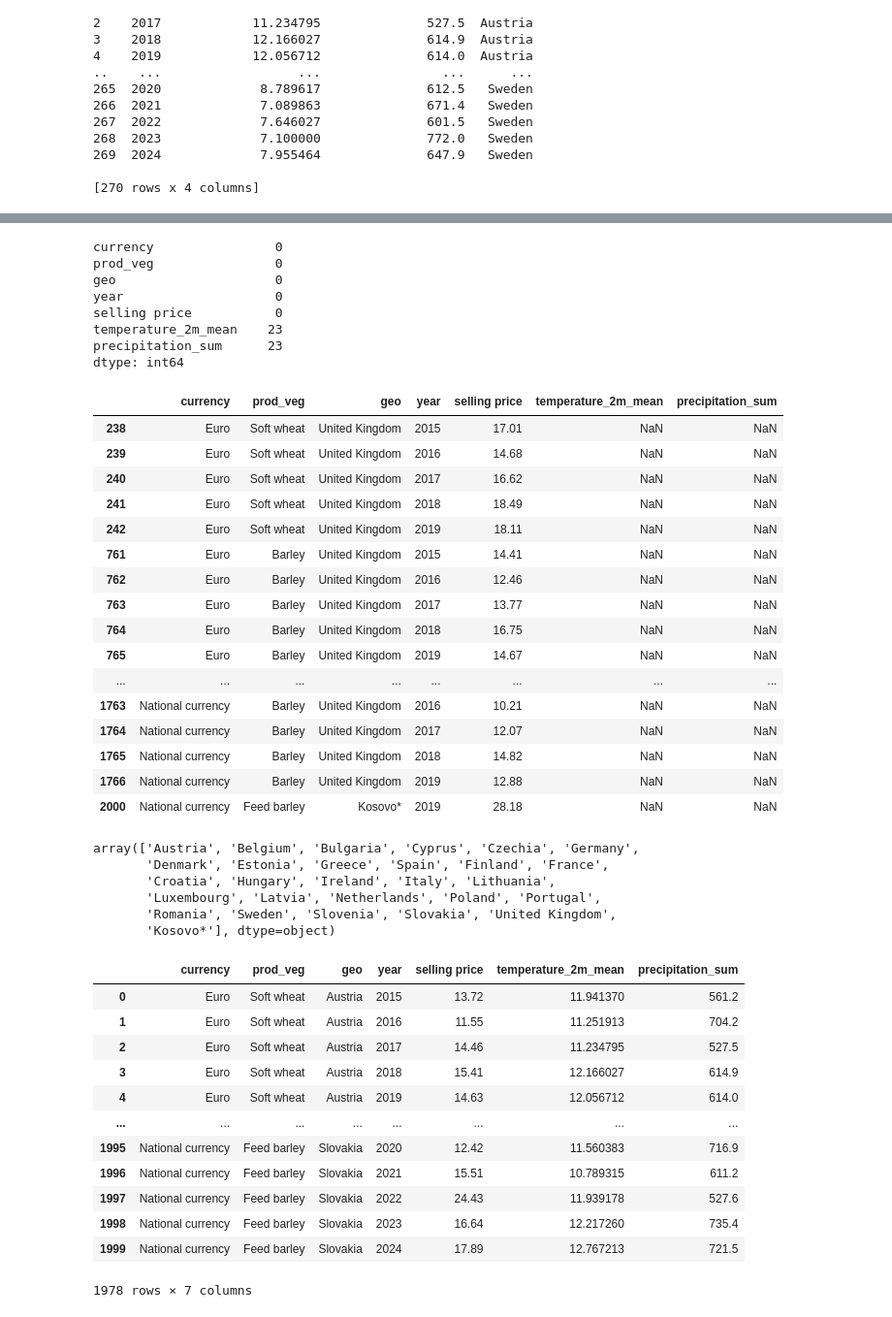
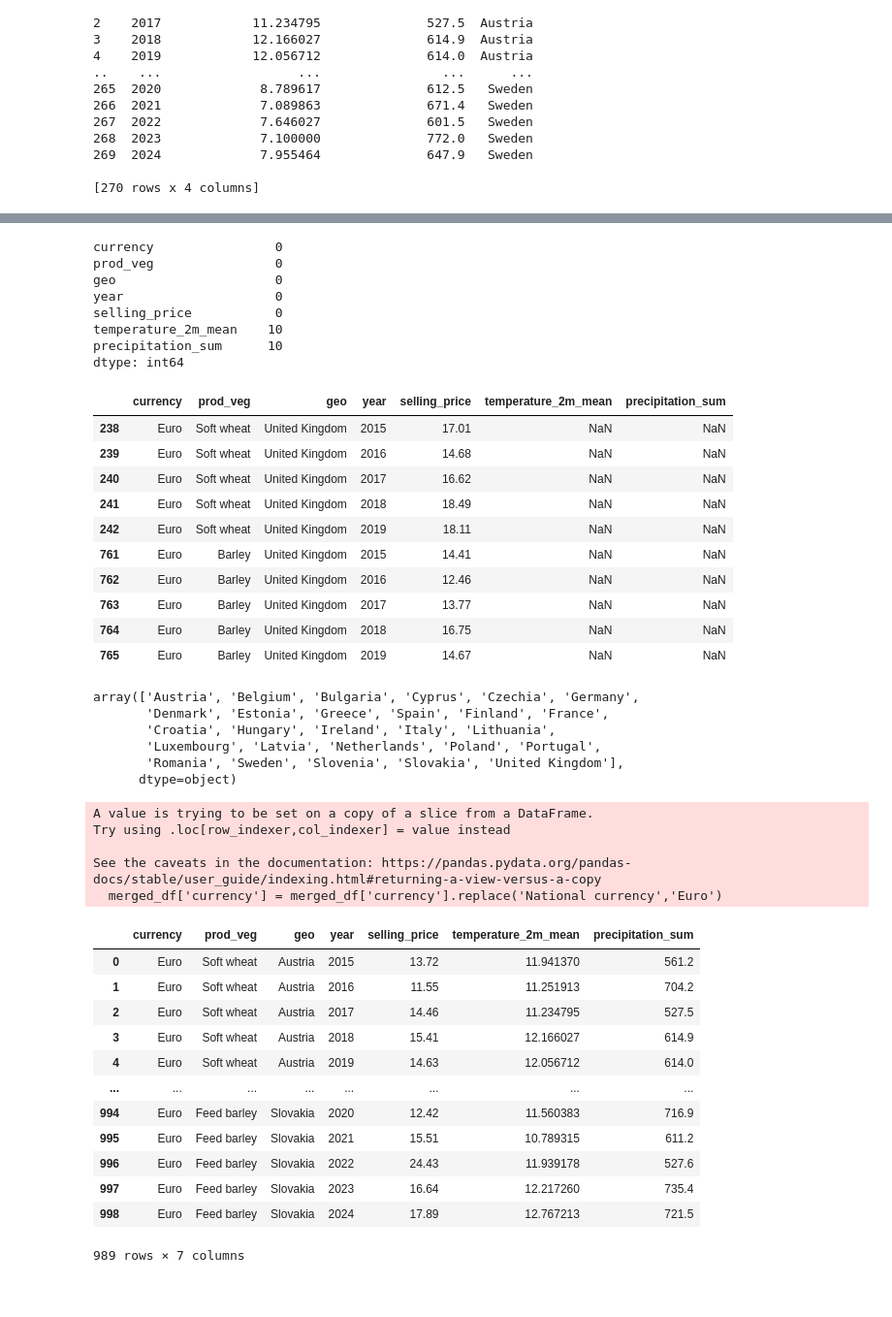
Before and after one commit to minjusun/AgricultureDataModeling, a Jupyter notebook: prices.ipynb, the cells around one changed output, grey strips where cells are left out. Shown at 97% size. Saved outputs shown, nothing was run; the diff lists cells and outputs as text; code cells hidden in the pictures.

Commit message:
made visualizations and deleted extra currency

```diff
--- a/prices.ipynb
+++ b/prices.ipynb
@@ -41,0 +57,3 @@ prices_df.head(20)
+# %%
+prices_df.drop(prices_df[prices_df['currency'] == 'National currency'].index, inplace=True)
+prices_df['currency'].unique()
@@ -257,7 +303,7 @@ print(weather_df)
 # %%
 prices_df["TIME_PERIOD"] = prices_df["TIME_PERIOD"].astype(int)
 prices_df = prices_df.rename(columns={"TIME_PERIOD": "year"})
-prices_df = prices_df.rename(columns={"OBS_VALUE": "selling price"})
+prices_df = prices_df.rename(columns={"OBS_VALUE": "selling_price"})
 # %%
 merged_df = prices_df.merge(
     weather_df,
@@ -317,14 +364,14 @@ currency                0
 prod_veg                0
 geo                     0
 year                    0
-selling price           0
-temperature_2m_mean    23
-precipitation_sum      23
+selling_price           0
+temperature_2m_mean    10
+precipitation_sum      10
 dtype: int64
 # %%
 merged_df[merged_df.isnull().any(axis=1)]
 # %% [output]
-|  | currency | prod_veg | geo | year | selling price | temperature_2m_mean | precipitation_sum |
+|  | currency | prod_veg | geo | year | selling_price | temperature_2m_mean | precipitation_sum |
 | 238 | Euro | Soft wheat | United Kingdom | 2015 | 17.01 | NaN | NaN |
 | 239 | Euro | Soft wheat | United Kingdom | 2016 | 14.68 | NaN | NaN |
 | 240 | Euro | Soft wheat | United Kingdom | 2017 | 16.62 | NaN | NaN |
@@ -335,12 +382,6 @@ merged_df[merged_df.isnull().any(axis=1)]
 | 763 | Euro | Barley | United Kingdom | 2017 | 13.77 | NaN | NaN |
 | 764 | Euro | Barley | United Kingdom | 2018 | 16.75 | NaN | NaN |
 | 765 | Euro | Barley | United Kingdom | 2019 | 14.67 | NaN | NaN |
-| ... | ... | ... | ... | ... | ... | ... | ... |
-| 1763 | National currency | Barley | United Kingdom | 2016 | 10.21 | NaN | NaN |
-| 1764 | National currency | Barley | United Kingdom | 2017 | 12.07 | NaN | NaN |
-| 1765 | National currency | Barley | United Kingdom | 2018 | 14.82 | NaN | NaN |
-| 1766 | National currency | Barley | United Kingdom | 2019 | 12.88 | NaN | NaN |
-| 2000 | National currency | Feed barley | Kosovo* | 2019 | 28.18 | NaN | NaN |
 # %%
 merged_df["geo"].unique()
 # %% [output]
@@ -348,25 +389,31 @@ array(['Austria', 'Belgium', 'Bulgaria', 'Cyprus', 'Czechia', 'Germany',
        'Denmark', 'Estonia', 'Greece', 'Spain', 'Finland', 'France',
        'Croatia', 'Hungary', 'Ireland', 'Italy', 'Lithuania',
        'Luxembourg', 'Latvia', 'Netherlands', 'Poland', 'Portugal',
-       'Romania', 'Sweden', 'Slovenia', 'Slovakia', 'United Kingdom',
-       'Kosovo*'], dtype=object)
+       'Romania', 'Sweden', 'Slovenia', 'Slovakia', 'United Kingdom'],
+      dtype=object)
 # %%
 merged_df = merged_df[~merged_df["geo"].isin(["United Kingdom", "Kosovo*"])]
+merged_df['currency'] = merged_df['currency'].replace('National currency','Euro')
 merged_df
 # %% [output]
+A value is trying to be set on a copy of a slice from a DataFrame.
+Try using .loc[row_indexer,col_indexer] = value instead
+
+See the caveats in the documentation: https://pandas.pydata.org/pandas-docs/stable/user_guide/indexing.html#returning-a-view-versus-a-copy
+  merged_df['currency'] = merged_df['currency'].replace('National currency','Euro')
-|  | currency | prod_veg | geo | year | selling price | temperature_2m_mean | precipitation_sum |
+|  | currency | prod_veg | geo | year | selling_price | temperature_2m_mean | precipitation_sum |
 | 0 | Euro | Soft wheat | Austria | 2015 | 13.72 | 11.941370 | 561.2 |
 | 1 | Euro | Soft wheat | Austria | 2016 | 11.55 | 11.251913 | 704.2 |
 | 2 | Euro | Soft wheat | Austria | 2017 | 14.46 | 11.234795 | 527.5 |
 | 3 | Euro | Soft wheat | Austria | 2018 | 15.41 | 12.166027 | 614.9 |
 | 4 | Euro | Soft wheat | Austria | 2019 | 14.63 | 12.056712 | 614.0 |
 | ... | ... | ... | ... | ... | ... | ... | ... |
-| 1995 | National currency | Feed barley | Slovakia | 2020 | 12.42 | 11.560383 | 716.9 |
-| 1996 | National currency | Feed barley | Slovakia | 2021 | 15.51 | 10.789315 | 611.2 |
-| 1997 | National currency | Feed barley | Slovakia | 2022 | 24.43 | 11.939178 | 527.6 |
-| 1998 | National currency | Feed barley | Slovakia | 2023 | 16.64 | 12.217260 | 735.4 |
-| 1999 | National currency | Feed barley | Slovakia | 2024 | 17.89 | 12.767213 | 721.5 |
+| 994 | Euro | Feed barley | Slovakia | 2020 | 12.42 | 11.560383 | 716.9 |
+| 995 | Euro | Feed barley | Slovakia | 2021 | 15.51 | 10.789315 | 611.2 |
+| 996 | Euro | Feed barley | Slovakia | 2022 | 24.43 | 11.939178 | 527.6 |
+| 997 | Euro | Feed barley | Slovakia | 2023 | 16.64 | 12.217260 | 735.4 |
+| 998 | Euro | Feed barley | Slovakia | 2024 | 17.89 | 12.767213 | 721.5 |
-1978 rows × 7 columns
+989 rows × 7 columns
 # %%
 merged_df.isna().sum()
 # %% [output]
```
Also changed, not shown: parts of 26 cells of this notebook, 4 other files.
